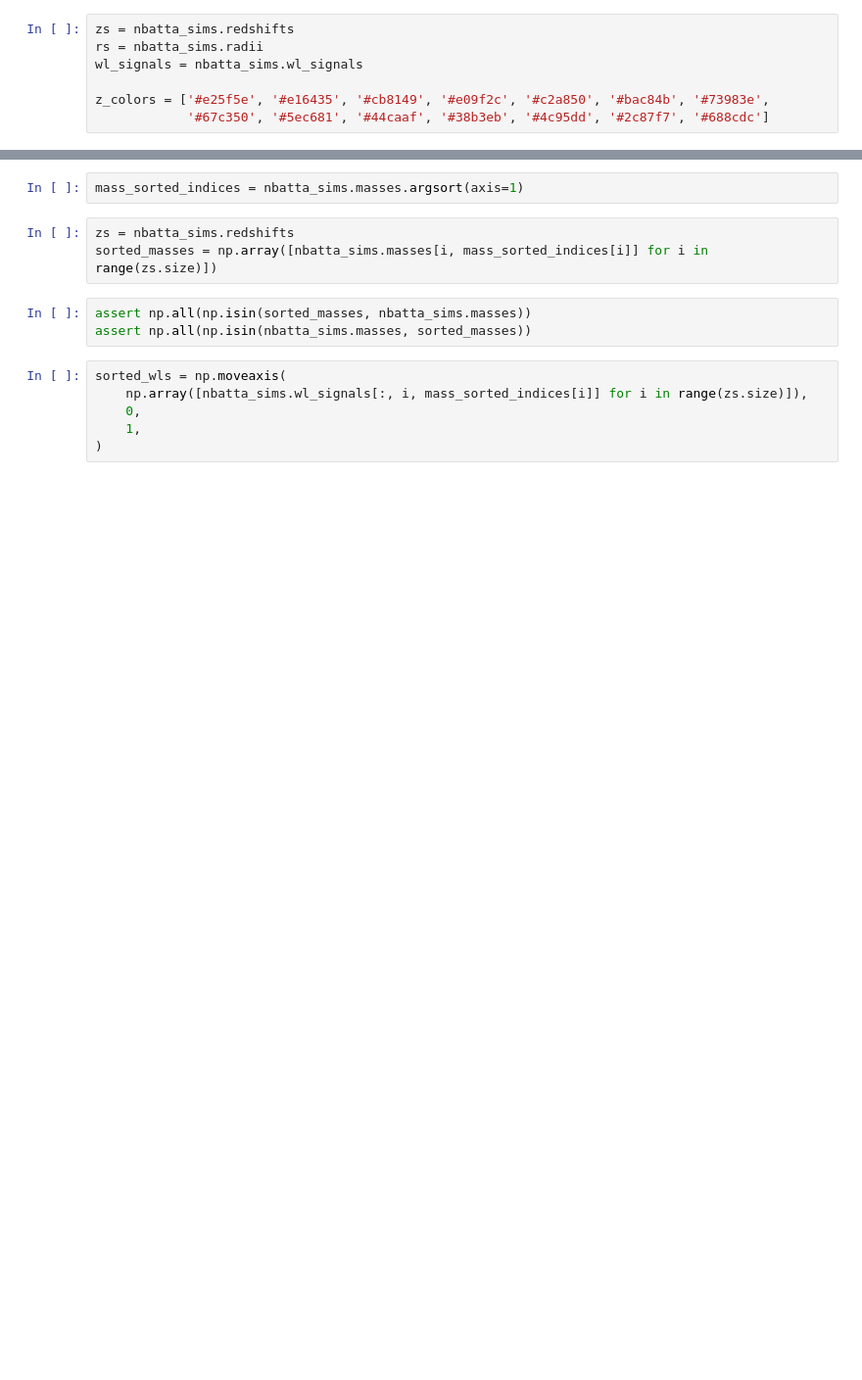
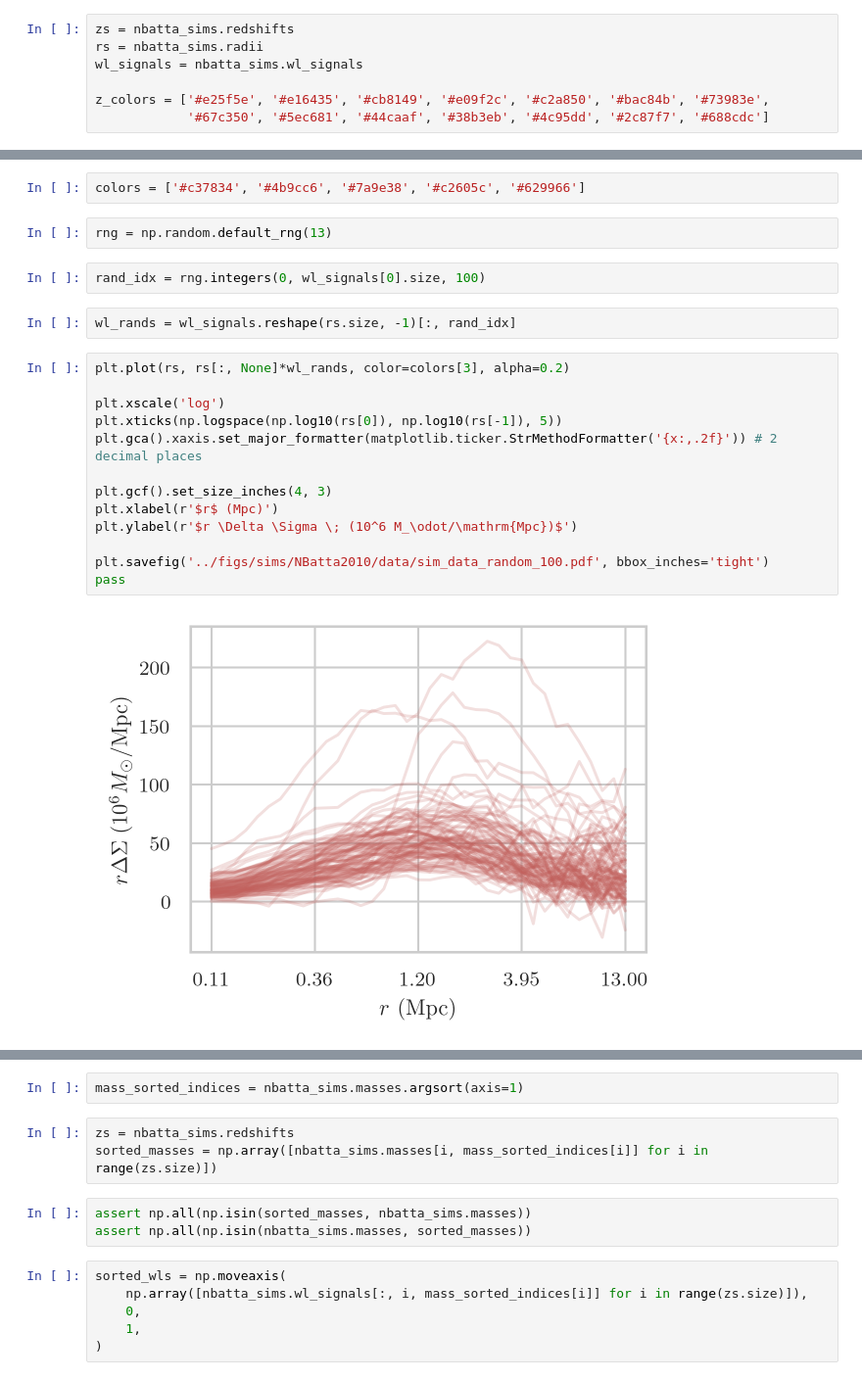
Before and after one commit to dylancromer/maszcal, a Jupyter notebook: docs/NBatta2010_data.ipynb, the cells around one changed output, grey strips where cells are left out. Shown at 98% size. Saved outputs shown, nothing was run; the diff lists cells and outputs as text; blank space fills up the shorter version.

```diff
--- a/docs/NBatta2010_data.ipynb
+++ b/docs/NBatta2010_data.ipynb
@@ -74,0 +71,23 @@ rs[(LOWER_BOUND < rs) & (rs < UPPER_BOUND)].size
+# %%
+colors = ['#c37834', '#4b9cc6', '#7a9e38', '#c2605c', '#629966']
+# %%
+rng = np.random.default_rng(13)
+# %%
+rand_idx = rng.integers(0, wl_signals[0].size, 100)
+# %%
+wl_rands = wl_signals.reshape(rs.size, -1)[:, rand_idx]
+# %%
+plt.plot(rs, rs[:, None]*wl_rands, color=colors[3], alpha=0.2)
+
+plt.xscale('log')
+plt.xticks(np.logspace(np.log10(rs[0]), np.log10(rs[-1]), 5))
+plt.gca().xaxis.set_major_formatter(matplotlib.ticker.StrMethodFormatter('{x:,.2f}')) # 2 decimal places
+
+plt.gcf().set_size_inches(4, 3)
+plt.xlabel(r'$r$ (Mpc)')
+plt.ylabel(r'$r \Delta \Sigma \; (10^6 M_\odot/\mathrm{Mpc})$')
+
+plt.savefig('../figs/sims/NBatta2010/data/sim_data_random_100.pdf', bbox_inches='tight')
+pass
+# %% [output]
+[figure, added]
```
Also changed, not shown: parts of 13 cells of this notebook, 3 other files.
